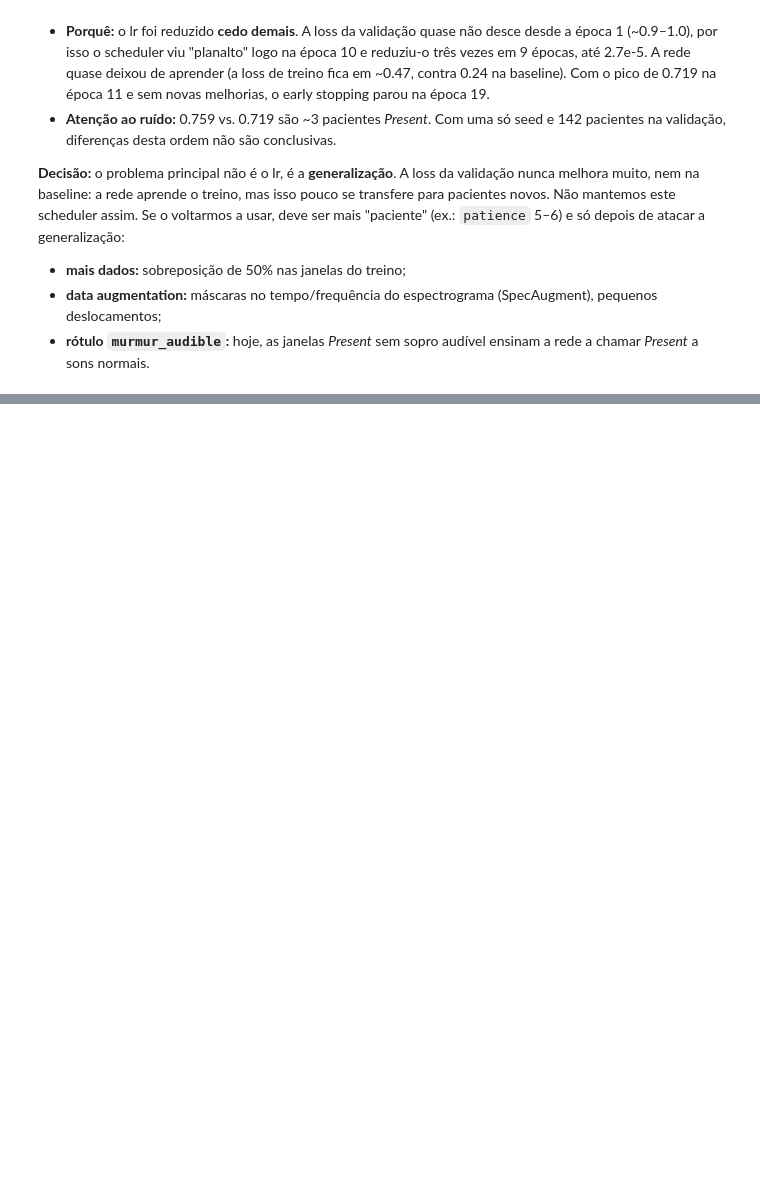
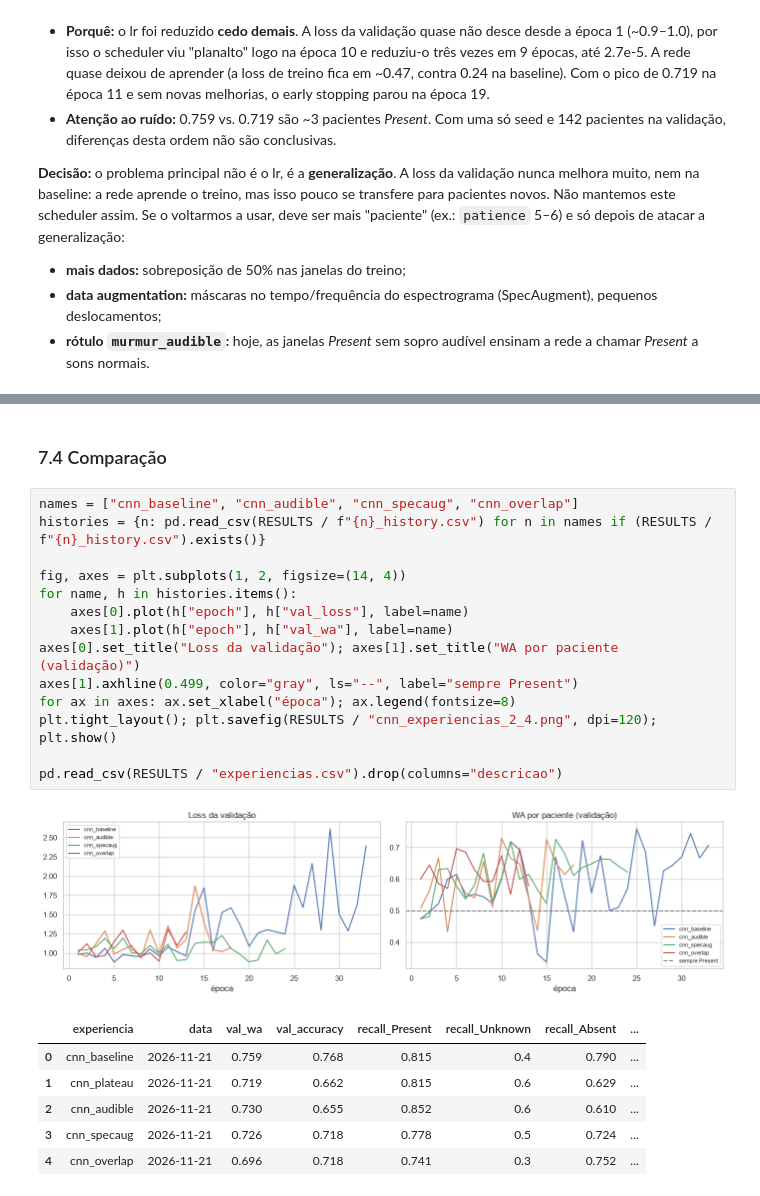
Before and after one commit to VituVVL/Murmurs-Detection, a Jupyter notebook: notebooks/03_cnn.ipynb, the cells around one changed output, grey strips where cells are left out. Drawn from its saved outputs; the diff is of its cells as text; blank space fills up the shorter version.

```diff
--- a/notebooks/03_cnn.ipynb
+++ b/notebooks/03_cnn.ipynb
@@ -356,0 +503,24 @@ assim. Se o voltarmos a usar, deve ser mais "paciente" (ex.: `patience` 5–6) e
+# %% [markdown]
+### 7.4 Comparação
+# %%
+names = ["cnn_baseline", "cnn_audible", "cnn_specaug", "cnn_overlap"]
+histories = {n: pd.read_csv(RESULTS / f"{n}_history.csv") for n in names if (RESULTS / f"{n}_history.csv").exists()}
+
+fig, axes = plt.subplots(1, 2, figsize=(14, 4))
+for name, h in histories.items():
+    axes[0].plot(h["epoch"], h["val_loss"], label=name)
+    axes[1].plot(h["epoch"], h["val_wa"], label=name)
+axes[0].set_title("Loss da validação"); axes[1].set_title("WA por paciente (validação)")
+axes[1].axhline(0.499, color="gray", ls="--", label="sempre Present")
+for ax in axes: ax.set_xlabel("época"); ax.legend(fontsize=8)
+plt.tight_layout(); plt.savefig(RESULTS / "cnn_experiencias_2_4.png", dpi=120); plt.show()
+
+pd.read_csv(RESULTS / "experiencias.csv").drop(columns="descricao")
+# %% [output]
+[figure, added]
+|  | experiencia | data | val_wa | val_accuracy | recall_Present | recall_Unknown | recall_Absent | ... |
+| 0 | cnn_baseline | 2026-11-21 | 0.759 | 0.768 | 0.815 | 0.4 | 0.790 | ... |
+| 1 | cnn_plateau | 2026-11-21 | 0.719 | 0.662 | 0.815 | 0.6 | 0.629 | ... |
+| 2 | cnn_audible | 2026-11-21 | 0.730 | 0.655 | 0.852 | 0.6 | 0.610 | ... |
+| 3 | cnn_specaug | 2026-11-21 | 0.726 | 0.718 | 0.778 | 0.5 | 0.724 | ... |
+| 4 | cnn_overlap | 2026-11-21 | 0.696 | 0.718 | 0.741 | 0.3 | 0.752 | ... |
```
Also changed, not shown: parts of 10 cells of this notebook, 11 other files.
